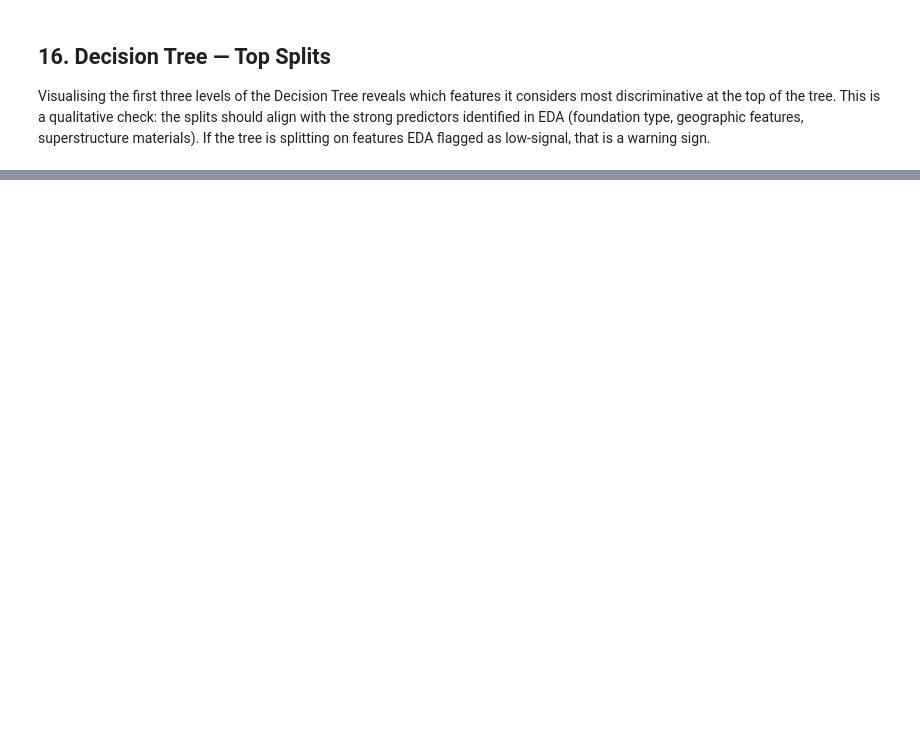
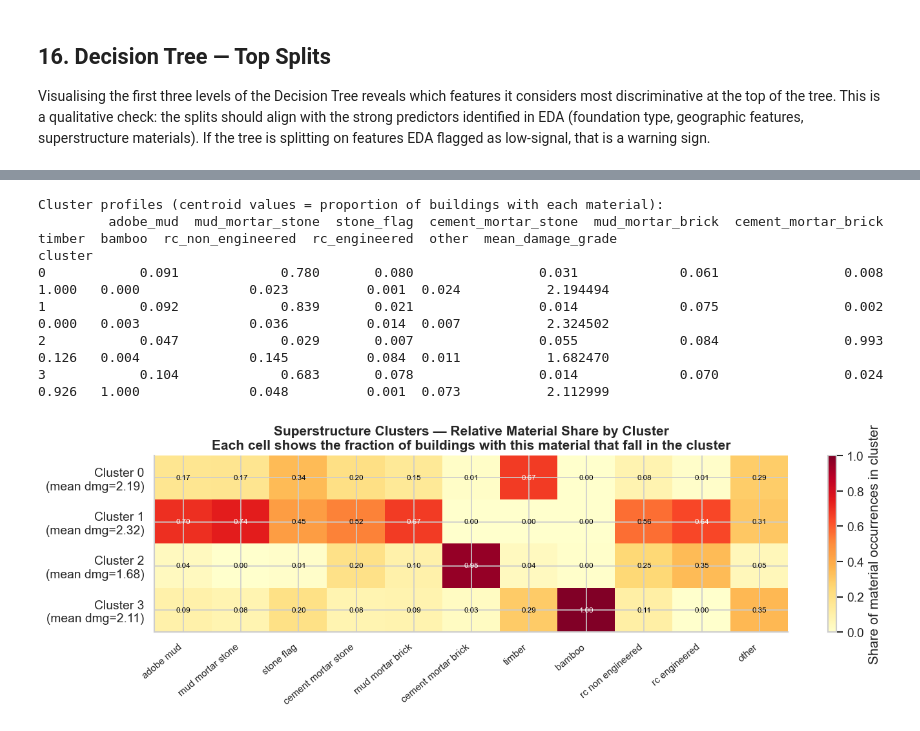
Before and after one commit to MaxBucks75/modeling-earthquake-damage, a Jupyter notebook: notebooks/earthquake_damage.ipynb, the cells around one changed output, grey strips where cells are left out. Drawn from its saved outputs; the diff is of its cells as text; code cells hidden in the pictures; blank space fills up the shorter version.

```diff
--- a/notebooks/earthquake_damage.ipynb
+++ b/notebooks/earthquake_damage.ipynb
@@ -1089,0 +1494,70 @@ in the data.
+# %%
+# ── Fit k=4 model on full training set ──────────────────────────────────
+CHOSEN_K = 4
+km_final = MiniBatchKMeans(n_clusters=CHOSEN_K, random_state=42, n_init=10)
+km_final.fit(X_train[superstructure_cols].values)
+
+# Encode train, val, and test
+cluster_train = km_final.predict(X_train[superstructure_cols].values)
+cluster_val   = km_final.predict(X_val[superstructure_cols].values)
+cluster_test  = km_final.predict(test_values[superstructure_cols].values)
+
+# ── Characterise each cluster ─────────────────────────────────────────────────
+cluster_profile = pd.DataFrame(
+    km_final.cluster_centers_,
+    columns=[c.replace('has_superstructure_', '') for c in superstructure_cols]
+).round(3)
+cluster_profile['mean_damage_grade'] = [
+    y_train.values[cluster_train == c].mean() for c in range(CHOSEN_K)
+]
+cluster_profile.index.name = 'cluster'
+print("Cluster profiles (centroid values = proportion of buildings with each material):")
+print(cluster_profile.to_string())
+
+# ── Relative material share by cluster ─────────────────────────────────────────
+material_counts = X_train[superstructure_cols].sum(axis=0)
+cluster_material_counts = pd.DataFrame(
+    0,
+    index=range(CHOSEN_K),
+    columns=superstructure_cols,
+    dtype=float
+)
+for c in range(CHOSEN_K):
+    cluster_material_counts.loc[c] = (
+        X_train.loc[cluster_train == c, superstructure_cols].sum(axis=0)
+    )
+relative_profile = cluster_material_counts.div(material_counts, axis=1).fillna(0).round(3)
+relative_profile.index.name = 'cluster'
+
+# ── Heatmap of relative material share ─────────────────────────────────────────
+fig, ax = plt.subplots(figsize=(12, 4))
+mat_names = [c.replace('has_superstructure_', '').replace('_', ' ')
+             for c in superstructure_cols]
+im = ax.imshow(relative_profile.values, cmap='YlOrRd', aspect='auto',
+               vmin=0, vmax=1)
+ax.set_xticks(range(len(superstructure_cols)))
+ax.set_xticklabels(mat_names, rotation=40, ha='right', fontsize=9)
+ax.set_yticks(range(CHOSEN_K))
+mean_dmg = cluster_profile['mean_damage_grade'].values
+ax.set_yticklabels([f'Cluster {c}\n(mean dmg={mean_dmg[c]:.2f})' for c in range(CHOSEN_K)])
+for i in range(CHOSEN_K):
+    for j in range(len(superstructure_cols)):
+        val = relative_profile.iat[i, j]
+        ax.text(j, i, f'{val:.2f}', ha='center', va='center',
+                fontsize=7, color='black' if val < 0.6 else 'white')
+plt.colorbar(im, ax=ax, label='Share of material occurrences in cluster')
+ax.set_title('Superstructure Clusters — Relative Material Share by Cluster\n'
+             'Each cell shows the fraction of buildings with this material that fall in the cluster',
+             fontweight='bold')
+plt.tight_layout()
+plt.savefig('fig_cluster_centroids_k4.png', bbox_inches='tight')
+plt.show()
+# %% [output]
+Cluster profiles (centroid values = proportion of buildings with each material):
+         adobe_mud  mud_mortar_stone  stone_flag  cement_mortar_stone  mud_mortar_brick  cement_mortar_brick  timber  bamboo  rc_non_engineered  rc_engineered  other  mean_damage_grade
+cluster
+0            0.091             0.780       0.080                0.031             0.061                0.008   1.000   0.000              0.023          0.001  0.024           2.194494
+1            0.092             0.839       0.021                0.014             0.075                0.002   0.000   0.003              0.036          0.014  0.007           2.324502
+2            0.047             0.029       0.007                0.055             0.084                0.993   0.126   0.004              0.145          0.084  0.011           1.682470
+3            0.104             0.683       0.078                0.014             0.070                0.024   0.926   1.000              0.048          0.001  0.073           2.112999
+[figure, added]
```
Also changed, not shown: parts of 31 cells of this notebook, 11 other files.
